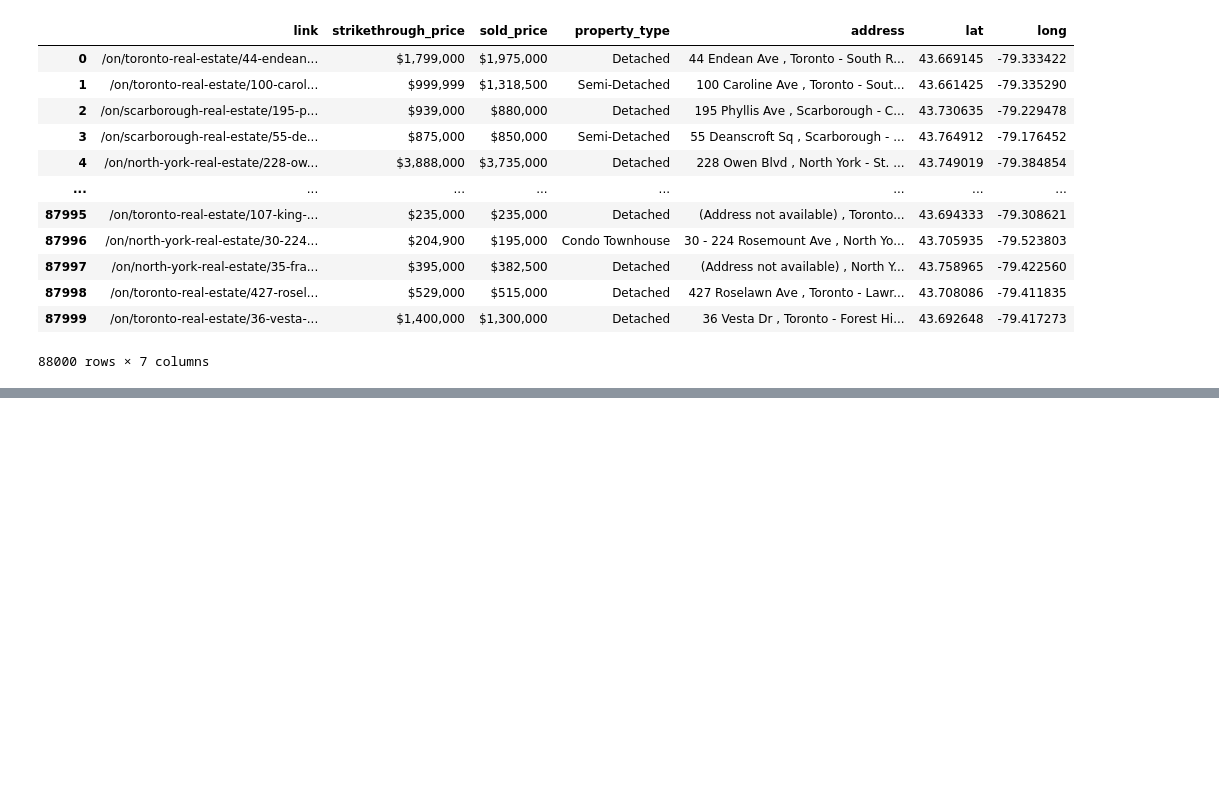
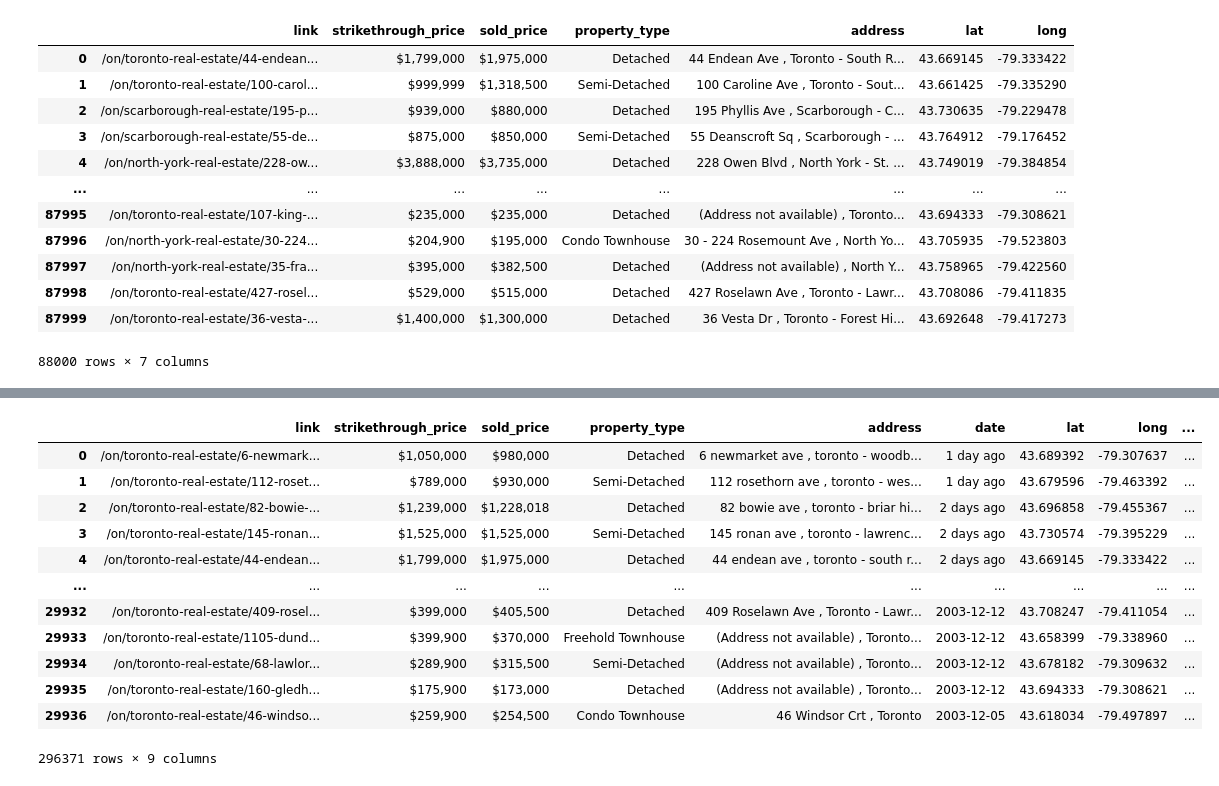
Before and after one commit to sunnyjen/CME358-Final_project, a Jupyter notebook: 1_data_extraction/add_geo_coordinates_for_houses.ipynb, the cells around one changed output, grey strips where cells are left out. Drawn from its saved outputs; the diff is of its cells as text; code cells hidden in the pictures; blank space fills up the shorter version.

Commit message:
More historical data

```diff
--- a/1_data_extraction/add_geo_coordinates_for_houses.ipynb
+++ b/1_data_extraction/add_geo_coordinates_for_houses.ipynb
@@ -332,2 +332,19 @@ result
 # %%
 result.to_csv(housesigma_with_coords_date)
+# %%
+house_sigma2_csv = parent_dir/'0_raw_data'/'house_data'/'extracted_houses_housesigma_Year 2003.csv'
+house_sigma3_csv = parent_dir/'0_raw_data'/'house_data'/'extracted_houses_housesigma_Year 20031.csv'
+df1 = pd.read_csv(house_sigma2_csv)
+df2 = pd.read_csv(house_sigma3_csv)
+# display(df2)
+# Merge the datasets
+merged_df = pd.concat([df1, df2], ignore_index=True)
+deduplicated_df = merged_df.drop_duplicates()
+# Filter rows where 'link' contains 'toronto' (case-insensitive)
+filtered_df = deduplicated_df[deduplicated_df['link'].str.contains('toronto', case=False, na=False)]
+
+# Save the filtered DataFrame
+output_csv_filtered = parent_dir / '0_raw_data' / 'house_data' / 'filtered_houses_sigma.csv'
+filtered_df.to_csv(output_csv_filtered, index=False)
+
+print(f"Filtered dataset saved to {output_csv_filtered}")
@@ -333,0 +397,4 @@ result.to_csv(housesigma_with_coords_date)
+# %%
+
+pd.reset_option('display.max_rows', None)
+new_df['date'].sort_values(ascending=False)
@@ -333,0 +414,3 @@ result.to_csv(housesigma_with_coords_date)
+# %%
+output_csv_deduplicated = parent_dir / '0_raw_data' / 'house_data' / 'deduplicated_houses_sigma_temporal_coords2.csv'
+process_dataframe_in_chunks(new_df, 1000,output_csv_deduplicated)
@@ -333,0 +431,2 @@ result.to_csv(housesigma_with_coords_date)
+# %%
+clean_and_update_coords(house_sigma2_csv, output_csv_deduplicated).head()
@@ -333,0 +440,25 @@ result.to_csv(housesigma_with_coords_date)
+# %%
+og_df = pd.read_csv(parent_dir/'2_data_cleaning'/'cleaned_csv'/'housesigma_data_2003_with_coords_date.csv')
+new_df = pd.read_csv(output_csv_deduplicated)
+og_df.drop(og_df.columns[0], axis=1, inplace=True)
+merged_df = pd.concat([og_df,new_df])
+# merged_df.to_csv(parent_dir/'2_data_cleaning'/'cleaned_csv'/'housesigma_data_2003_with_coords_date.csv')
+merged_df.drop(merged_df.columns[0], axis=1, inplace=True)
+merged_df.drop(merged_df.columns[0], axis=1, inplace=True)
+merged_df['standardized_date'] = merged_df['date'].apply(convert_to_date)
+merged_df.to_csv(parent_dir/'2_data_cleaning'/'cleaned_csv'/'housesigma_data_2003_with_coords_date.csv')
+merged_df
+# %% [output]
+|  | link | strikethrough_price | sold_price | property_type | address | date | lat | long | ... |
+| 0 | /on/toronto-real-estate/6-newmark... | $1,050,000 | $980,000 | Detached | 6 newmarket ave , toronto - woodb... | 1 day ago | 43.689392 | -79.307637 | ... |
+| 1 | /on/toronto-real-estate/112-roset... | $789,000 | $930,000 | Semi-Detached | 112 rosethorn ave , toronto - wes... | 1 day ago | 43.679596 | -79.463392 | ... |
+| 2 | /on/toronto-real-estate/82-bowie-... | $1,239,000 | $1,228,018 | Detached | 82 bowie ave , toronto - briar hi... | 2 days ago | 43.696858 | -79.455367 | ... |
+| 3 | /on/toronto-real-estate/145-ronan... | $1,525,000 | $1,525,000 | Semi-Detached | 145 ronan ave , toronto - lawrenc... | 2 days ago | 43.730574 | -79.395229 | ... |
+| 4 | /on/toronto-real-estate/44-endean... | $1,799,000 | $1,975,000 | Detached | 44 endean ave , toronto - south r... | 2 days ago | 43.669145 | -79.333422 | ... |
+| ... | ... | ... | ... | ... | ... | ... | ... | ... | ... |
+| 29932 | /on/toronto-real-estate/409-rosel... | $399,000 | $405,500 | Detached | 409 Roselawn Ave , Toronto - Lawr... | 2003-12-12 | 43.708247 | -79.411054 | ... |
+| 29933 | /on/toronto-real-estate/1105-dund... | $399,900 | $370,000 | Freehold Townhouse | (Address not available) , Toronto... | 2003-12-12 | 43.658399 | -79.338960 | ... |
+| 29934 | /on/toronto-real-estate/68-lawlor... | $289,900 | $315,500 | Semi-Detached | (Address not available) , Toronto... | 2003-12-12 | 43.678182 | -79.309632 | ... |
+| 29935 | /on/toronto-real-estate/160-gledh... | $175,900 | $173,000 | Detached | (Address not available) , Toronto... | 2003-12-12 | 43.694333 | -79.308621 | ... |
+| 29936 | /on/toronto-real-estate/46-windso... | $259,900 | $254,500 | Condo Townhouse | 46 Windsor Crt , Toronto | 2003-12-05 | 43.618034 | -79.497897 | ... |
+296371 rows × 9 columns
```
Also changed, not shown: parts of 8 cells of this notebook, 17 other files.
